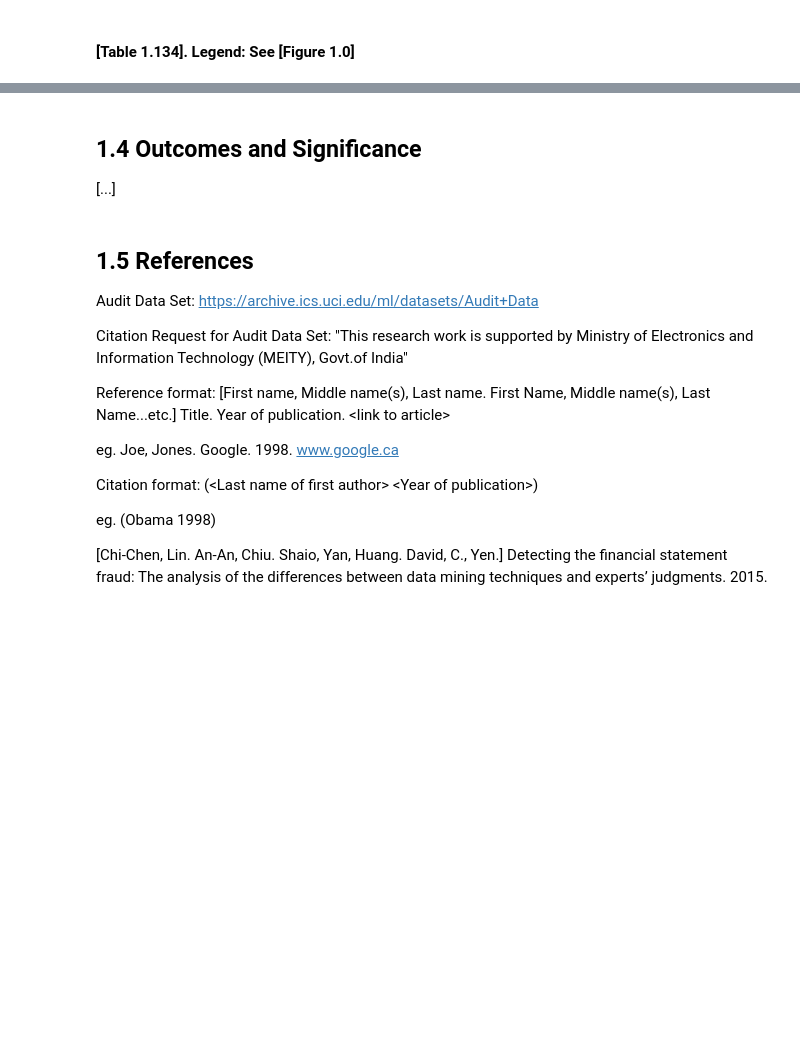
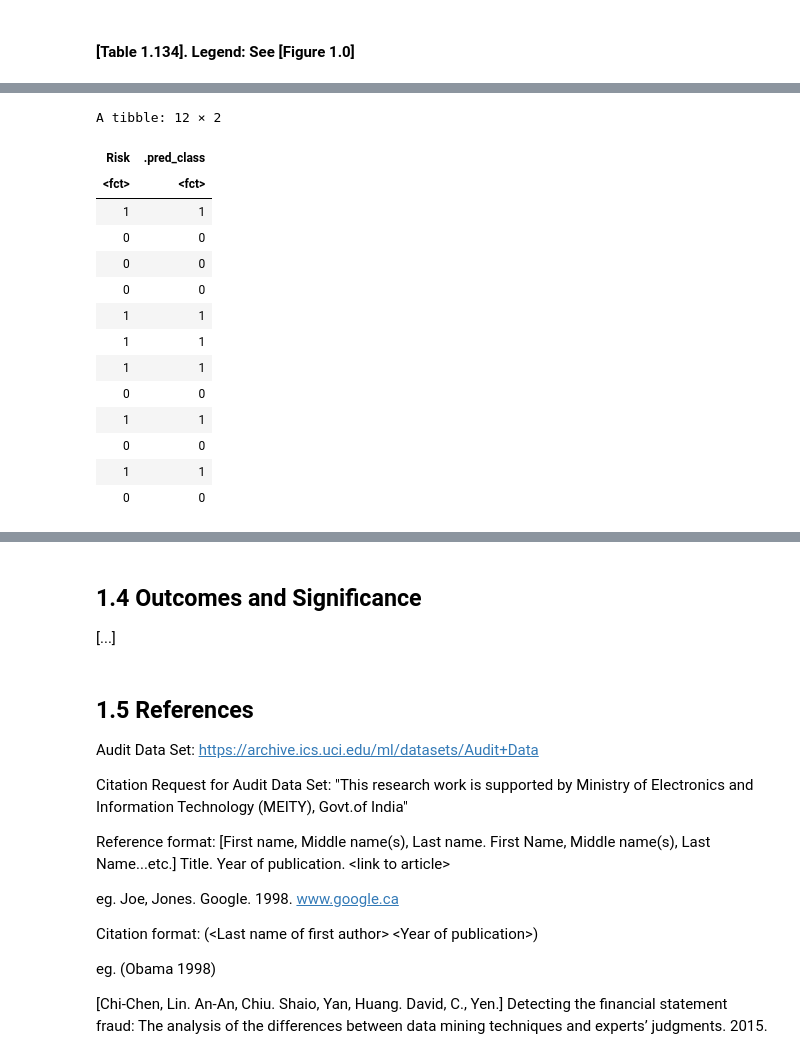
Before and after one commit to stevenning203/dsci100_group_proposal, a Jupyter notebook: report.ipynb, the cells around one changed output, grey strips where cells are left out. Drawn from its saved outputs; the diff is of its cells as text; code cells hidden in the pictures; blank space fills up the shorter version.

```diff
--- a/report.ipynb
+++ b/report.ipynb
@@ -402,0 +497,22 @@ cool_answer <- "BOB"
+# %%
+set.seed(992)
+
+audit_tested <- bind_cols(audit_testing %>% select(Risk), predict(audit_final_fit, audit_testing))
+
+head(audit_tested, 12)
+# %% [output]
+A tibble: 12 × 2
+| Risk | .pred_class |
+| <fct> | <fct> |
+| 1 | 1 |
+| 0 | 0 |
+| 0 | 0 |
+| 0 | 0 |
+| 1 | 1 |
+| 1 | 1 |
+| 1 | 1 |
+| 0 | 0 |
+| 1 | 1 |
+| 0 | 0 |
+| 1 | 1 |
+| 0 | 0 |
```
Also changed, not shown: parts of 52 cells of this notebook.
